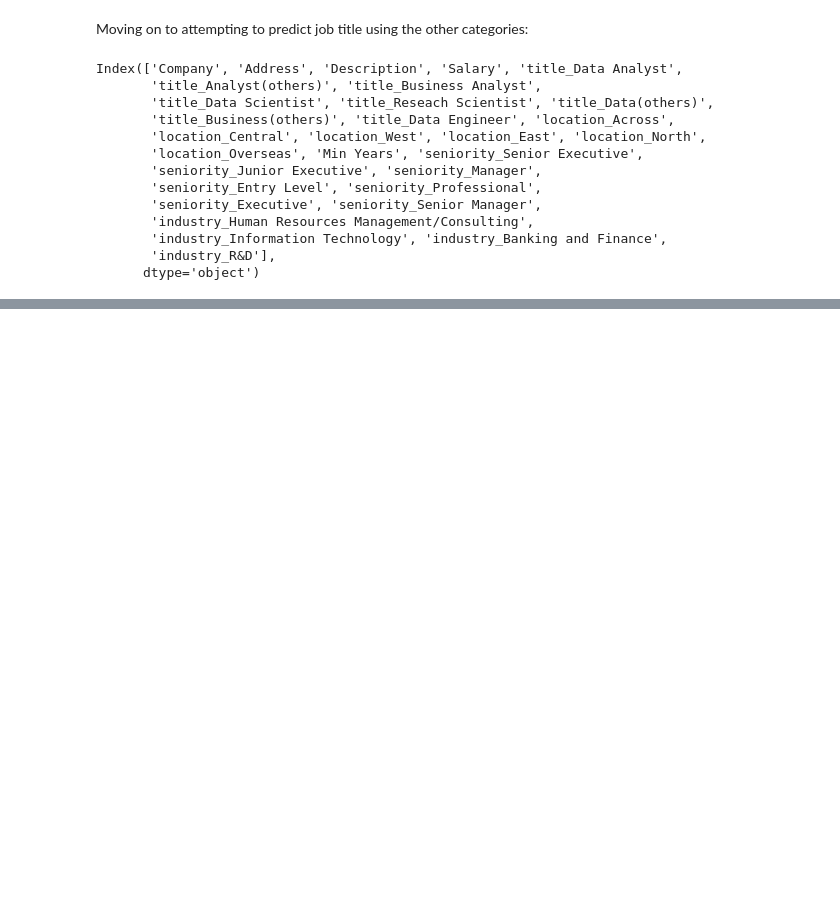
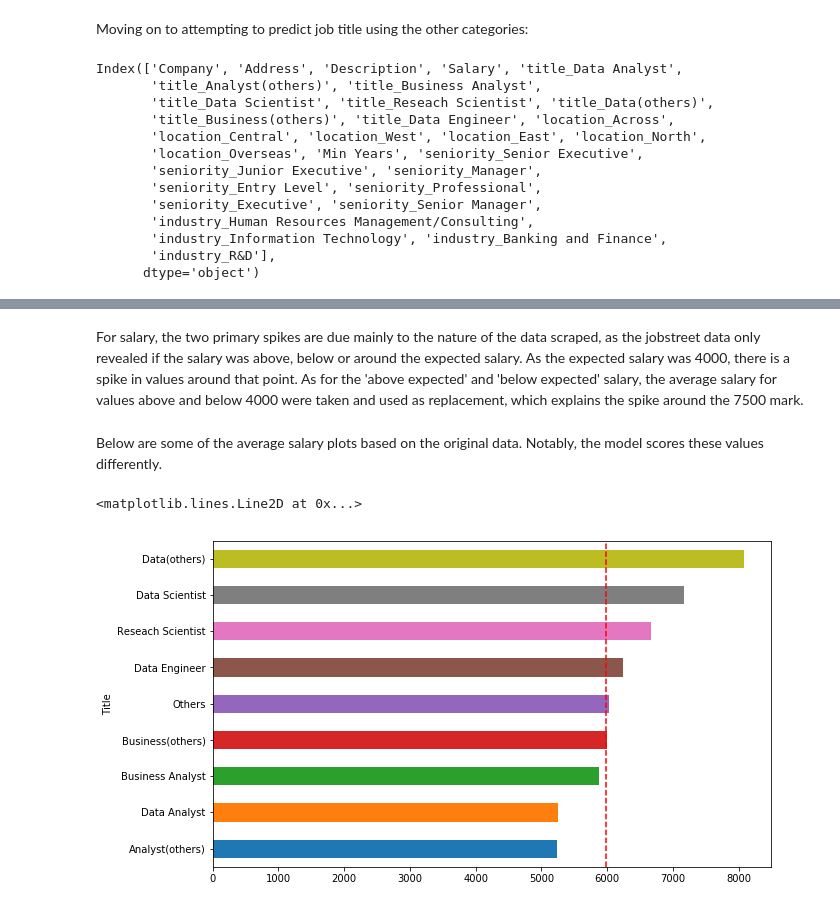
Before and after one commit to Zenooth/data_assembly_project_4, a Jupyter notebook: EDA and modelling.ipynb, the cells around one changed output, grey strips where cells are left out. Cells and saved outputs as stored; diff of their text form; code cells hidden in the pictures; blank space fills up the shorter version.

```diff
--- a/EDA and modelling.ipynb
+++ b/EDA and modelling.ipynb
@@ -396,0 +531,11 @@ rfc.score(X_test, y_test)
+# %% [markdown]
+For salary, the two primary spikes are due mainly to the nature of the data scraped, as the jobstreet data only revealed if the salary was above, below or around the expected salary. As the expected salary was 4000, there is a spike in values around that point. As for the 'above expected' and 'below expected' salary, the average salary for values above and below 4000 were taken and used as replacement, which explains the spike around the 7500 mark.
+# %% [markdown]
+Below are some of the average salary plots based on the original data. Notably, the model scores these values differently.
+# %%
+plt.figure(figsize = (10,6))
+ax = df.groupby('Title').Salary.mean().sort_values().plot(kind='barh')
+ax.axvline(df.Salary.mean(), ls='dashed', color='red')
+# %% [output]
+<matplotlib.lines.Line2D at 0x...>
+[figure, added]
```
Also changed, not shown: parts of 23 cells of this notebook, 2 other files.
